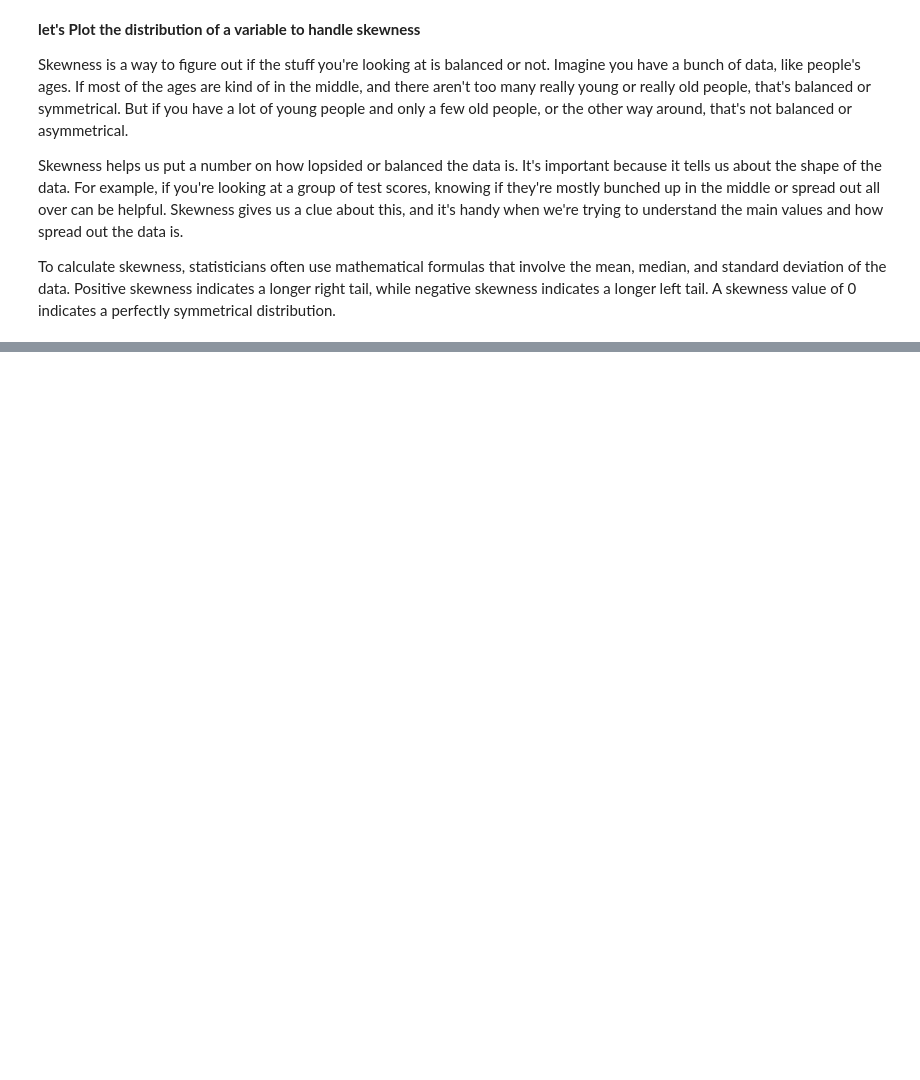
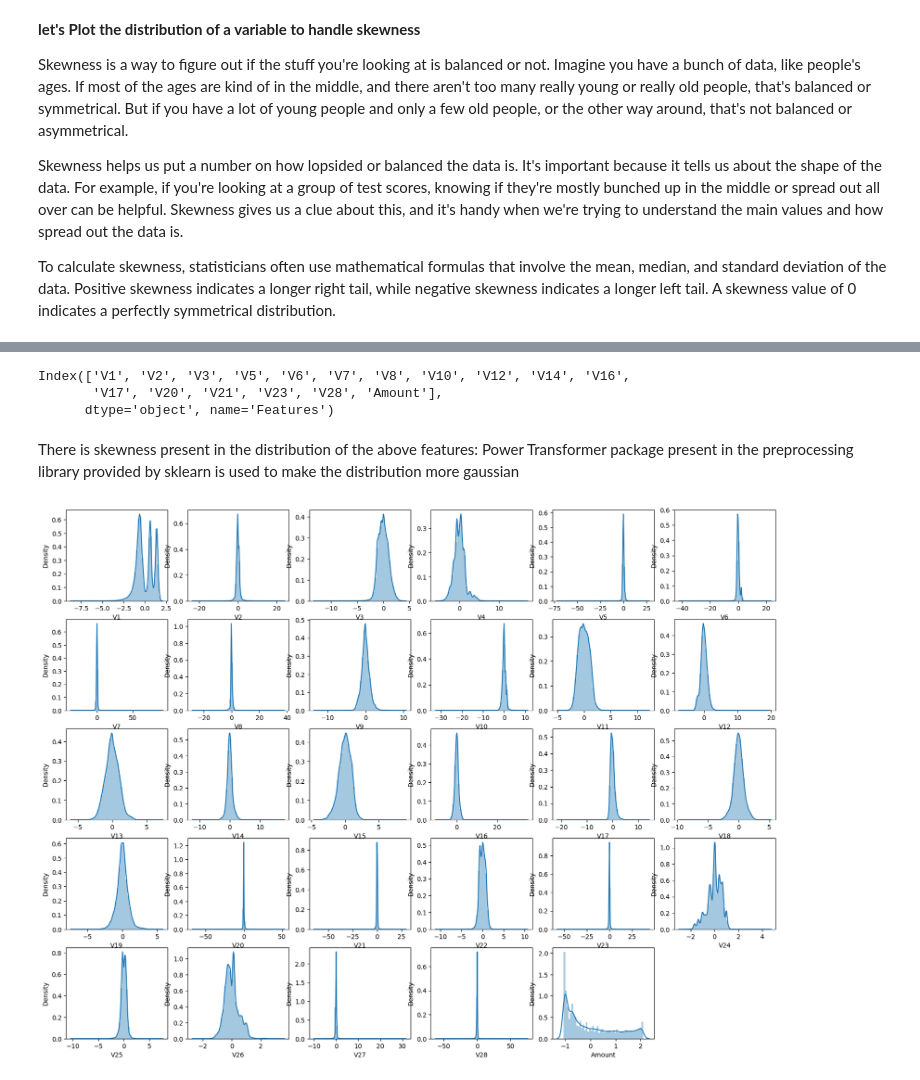
Before and after one commit to dirumisra/CreditCardFraudAnalysis, a Jupyter notebook: CreditCardAnalysis.ipynb, the cells around one changed output, grey strips where cells are left out. Cells and saved outputs as stored; diff of their text form; code cells hidden in the pictures; blank space fills up the shorter version.

```diff
--- a/CreditCardAnalysis.ipynb
+++ b/CreditCardAnalysis.ipynb
@@ -281,0 +297,13 @@ To calculate skewness, statisticians often use mathematical formulas that involv
+# %%
+# Let's check the skewness of the features
+
+var  = X_train.columns
+skew_list = []
+
+for i in var:
+    skew_list.append(X_train[i].skew())
+
+
+tmp = pd.concat([pd.DataFrame(var,columns=["Features"]), pd.DataFrame(skew_list,columns=["Skewness"])],axis=1)
+tmp.set_index("Features",inplace = True)
+print(tmp.T)
@@ -281,0 +325,14 @@ To calculate skewness, statisticians often use mathematical formulas that involv
+# %%
+## Filtering the features which has skewness less than -1 and greater than +1
+
+
+skewed = tmp.loc[(tmp["Skewness"]>1) | (tmp["Skewness"] <-1)].index
+
+print(skewed)
+# %% [output]
+Index(['V1', 'V2', 'V3', 'V5', 'V6', 'V7', 'V8', 'V10', 'V12', 'V14', 'V16',
+       'V17', 'V20', 'V21', 'V23', 'V28', 'Amount'],
+      dtype='object', name='Features')
+# %% [markdown]
+There is skewness present in the distribution of the above features:
+Power Transformer package present in the preprocessing library provided by sklearn is used to make the distribution more gaussian
@@ -281,0 +343,25 @@ To calculate skewness, statisticians often use mathematical formulas that involv
+# %%
+# preprocessing.PowerTransformer(copy=False) to fit & transform the train & test data
+
+pt = PowerTransformer(copy=False)
+
+# Fitting the power transformer in train data
+X_train[skewed] = pt.fit_transform(X_train[skewed])
+
+
+# Transforming the test data
+
+X_test[skewed] = pt.transform(X_test[skewed])
+# %%
+# plot the histogram of a variable from the dataset again to see the result.
+
+var = X_train.columns
+plt.figure(figsize=(20,15))
+i=0
+for col in var:
+    i += 1
+    plt.subplot(5,6,i)
+    sns.distplot(X_train[col])
+plt.show()
+# %% [output]
+[figure, added]
```
Also changed, not shown: parts of 5 cells of this notebook.
